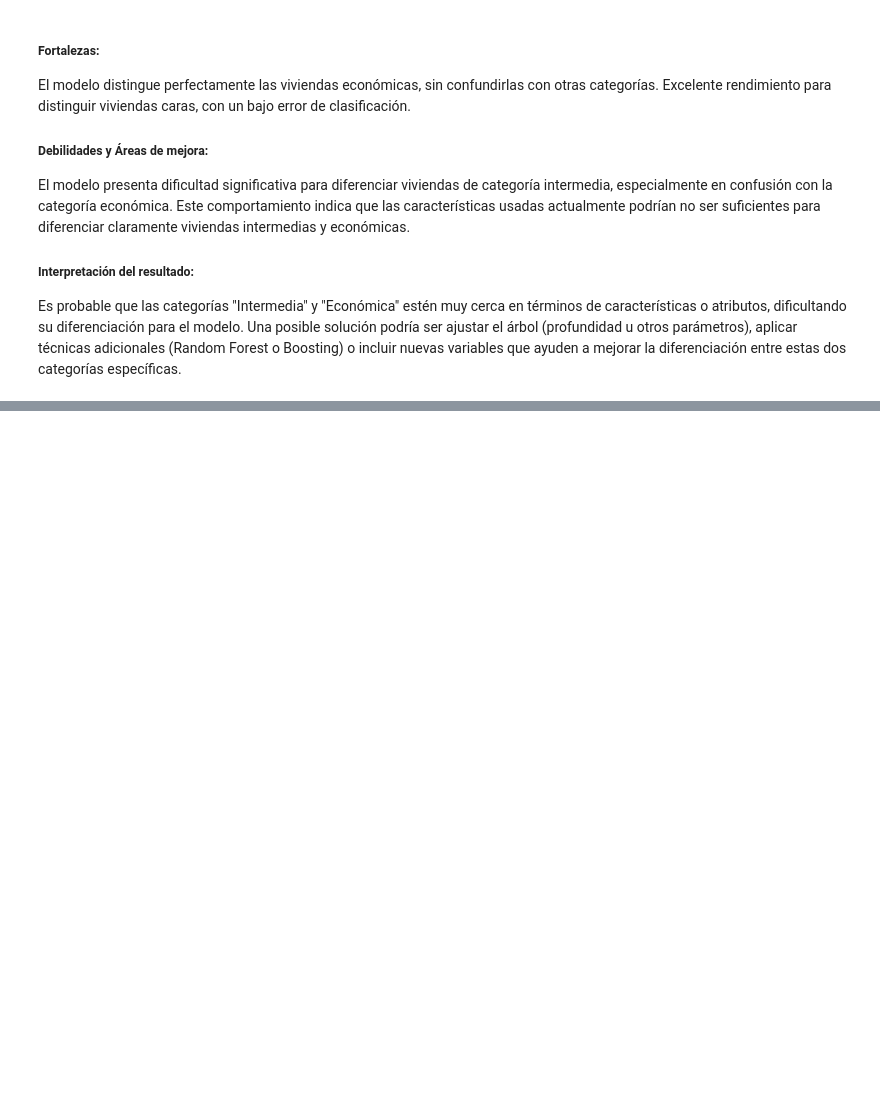
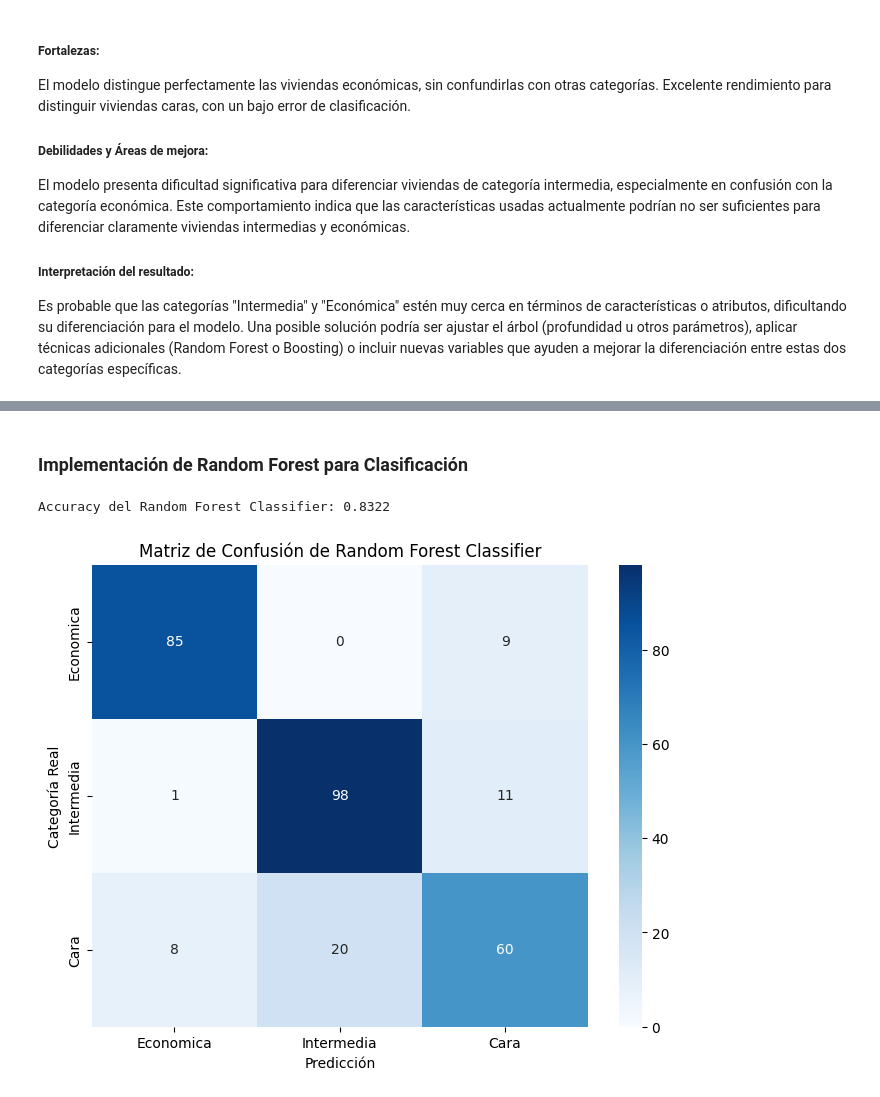
Before and after one commit to Gxrco/HT4-PRY2, a Jupyter notebook: decision_tree_analysis.ipynb, the cells around one changed output, grey strips where cells are left out. Drawn from its saved outputs; the diff is of its cells as text; code cells hidden in the pictures; blank space fills up the shorter version.

```diff
--- a/decision_tree_analysis.ipynb
+++ b/decision_tree_analysis.ipynb
@@ -187,0 +226,26 @@ Una posible solución podría ser ajustar el árbol (profundidad u otros paráme
+# %% [markdown]
+###  Implementación de Random Forest para Clasificación
+# %%
+from sklearn.ensemble import RandomForestClassifier
+
+rf_classifier = RandomForestClassifier(n_estimators=100, max_depth=5, random_state=42)
+rf_classifier.fit(X_clf_train, y_clf_train)
+
+y_rf_pred = rf_classifier.predict(X_clf_test)
+
+accuracy_rf = accuracy_score(y_clf_test, y_rf_pred)
+cm_rf = confusion_matrix(y_clf_test, y_rf_pred)
+
+print(f"Accuracy del Random Forest Classifier: {accuracy_rf:.4f}")
+
+plt.figure(figsize=(8,6))
+sns.heatmap(cm_rf, annot=True, fmt="d", cmap="Blues",
+            xticklabels=['Economica', 'Intermedia', 'Cara'],
+            yticklabels=['Economica', 'Intermedia', 'Cara'])
+plt.xlabel('Predicción')
+plt.ylabel('Categoría Real')
+plt.title('Matriz de Confusión de Random Forest Classifier')
+plt.show()
+# %% [output]
+Accuracy del Random Forest Classifier: 0.8322
+[figure, added]
```
Also changed, not shown: parts of 8 cells of this notebook, 2 other files.
